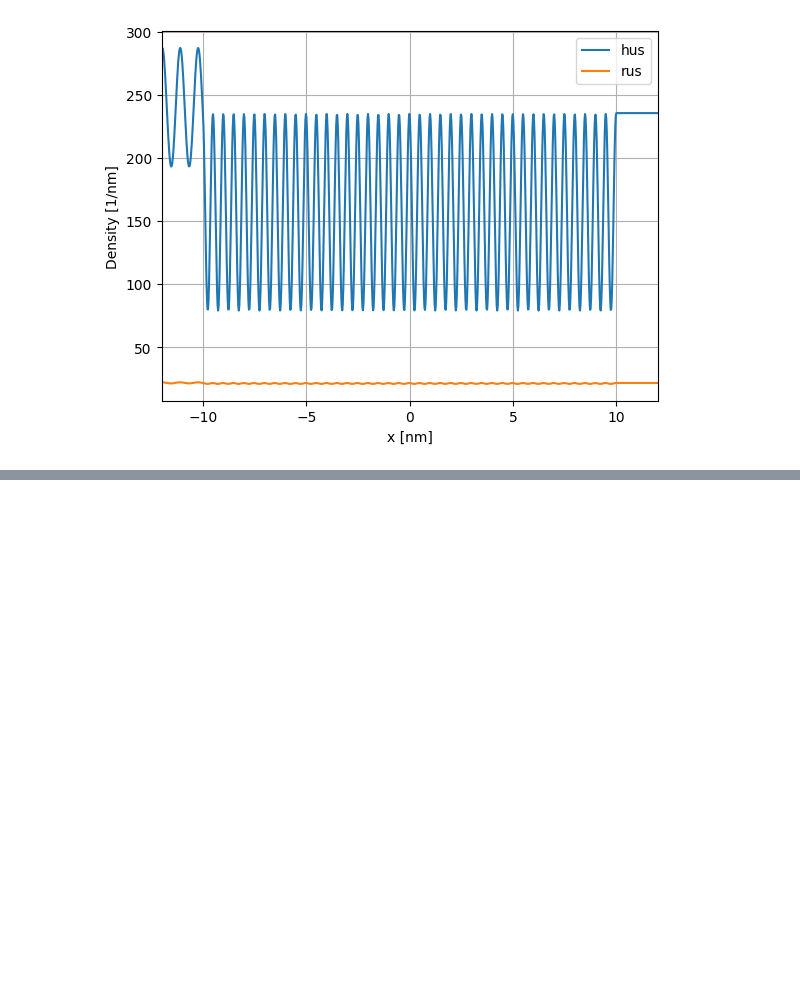
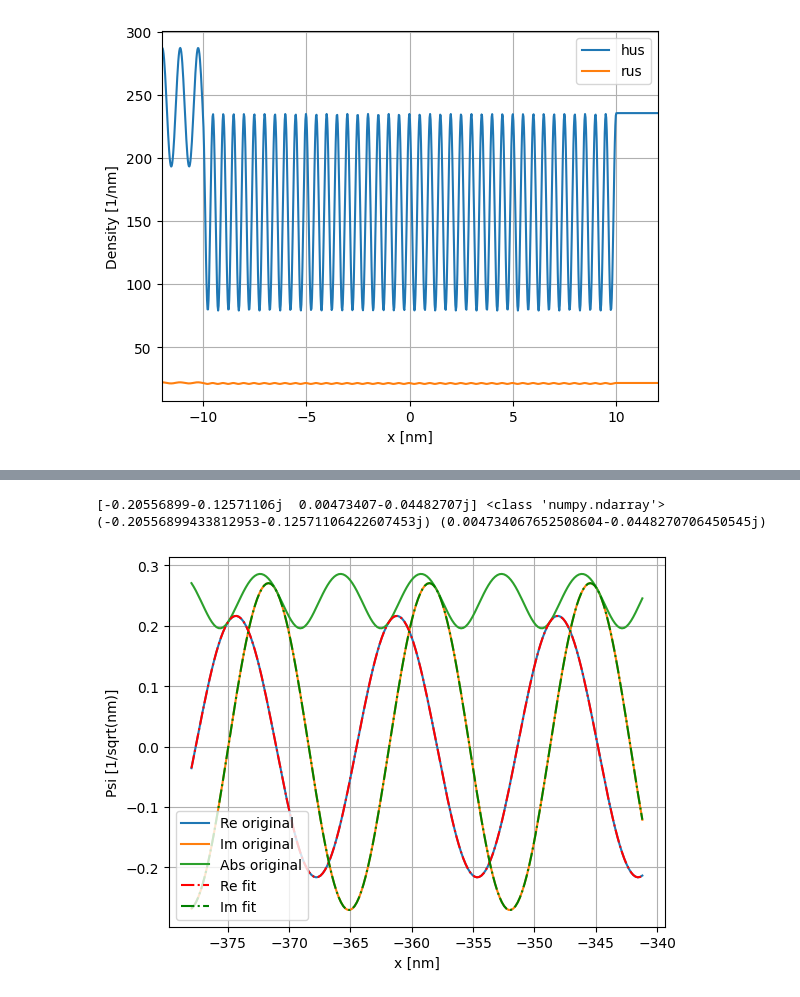
Before and after one commit to magashegyi/testrepo, a Jupyter notebook: test_atomic_units.ipynb, the cells around one changed output, grey strips where cells are left out. Saved outputs shown, nothing was run; the diff lists cells and outputs as text; code cells hidden in the pictures; blank space fills up the shorter version.

```diff
--- a/test_atomic_units.ipynb
+++ b/test_atomic_units.ipynb
@@ -534,0 +560,47 @@ plt.show()
+# %%
+from numpy import linalg
+
+def fleft(x, k, ai, ar):
+    return ai * np.exp(1j*k*x) + ar * np.exp(-1j*k*x)
+
+def fright(x, k, at):
+    return at * np.exp(1j*k*x)
+
+fit_num=200
+xdata_left = qp_pk_rus["state"]["grid"][:fit_num]
+xdata_right = qp_pk_rus["state"]["grid"][-fit_num:]
+ydata_left = qp_pk_rus["state"]["value"][:fit_num]
+ydata_right = qp_pk_rus["state"]["value"][-fit_num:]
+
+# Solve with least-squares solution
+A = np.zeros([fit_num,2],dtype=np.complex128)
+A[:,0]=np.exp(1j*pk_rus*xdata_left) # incoming wave
+A[:,1]=np.exp(-1j*pk_rus*xdata_left) # reflected wave
+b=qp_pk_rus["state"]["value"][:fit_num].T
+
+x_lstsq = linalg.lstsq(A,b,rcond=None)[0] # computing the numpy solution
+ai=x_lstsq[0]
+ar=x_lstsq[1]
+
+print(x_lstsq,type(x_lstsq))
+print(ai,ar)
+# %% [output]
+[-0.20556899-0.12571106j  0.00473407-0.04482707j] <class 'numpy.ndarray'>
+(-0.20556899433812953-0.12571106422607453j) (0.004734067652508604-0.0448270706450545j)
+# %%
+plt.plot(xdata_left,np.real(ydata_left),label="Re original")
+plt.plot(xdata_left,np.imag(ydata_left),label="Im original")
+plt.plot(xdata_left,np.abs(ydata_left),label="Abs original")
+
+yfit_left = fleft(xdata_left,pk_rus,ai,ar)
+plt.plot(xdata_left,np.real(yfit_left),"-.",label="Re fit",color="red")
+plt.plot(xdata_left,np.imag(yfit_left),"-.",label="Im fit",color="green")
+
+
+plt.xlabel("x [nm]")
+plt.ylabel("Psi [1/sqrt(nm)]")
+plt.legend()
+plt.grid()
+plt.show()
+# %% [output]
+[figure, added]
```
Also changed, not shown: parts of 5 cells of this notebook, 1 other file.
